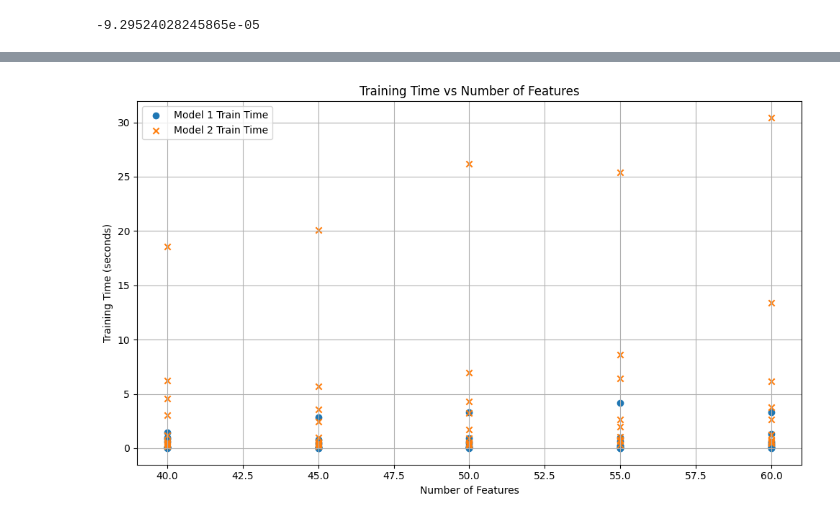
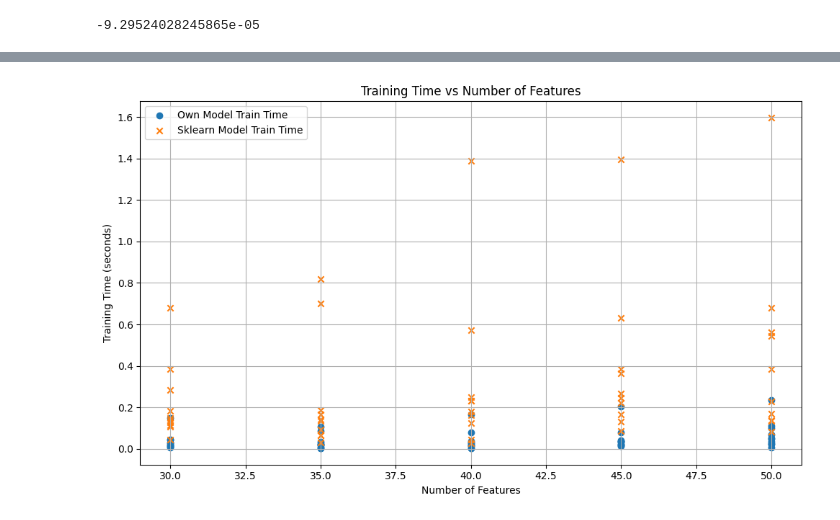
Before and after one commit to manitejagaddam/Machine-Learning-Models-Internal-Implementation, a Jupyter notebook: Linear Regression/OCR/multiple_linear_regression.ipynb, the cells around one changed output, grey strips where cells are left out. Drawn from its saved outputs; the diff is of its cells as text; code cells hidden in the pictures.

```diff
--- a/Linear Regression/OCR/multiple_linear_regression.ipynb
+++ b/Linear Regression/OCR/multiple_linear_regression.ipynb
@@ -124,8 +124,8 @@ def compare_models(model1, model2, X, y):
 model1 = MultipleLinearRegression()
 model2 = LinearRegression()
 # %%
-input_size = 10000
-no_features = 40
+input_size = 1000
+no_features = 30
 results = []
 
 for i in range(10):
@@ -183,14 +183,14 @@ plt.show()
 # %%
 plt.figure(figsize=(10, 6))
-plt.scatter(df_results['Num Features'], df_results['Model 1 Train Time (s)'], label='Model 1 Train Time', marker='o')
-plt.scatter(df_results['Num Features'], df_results['Model 2 Train Time (s)'], label='Model 2 Train Time', marker='x')
+plt.scatter(df_results['Num Features'], df_results['Model 1 Train Time (s)'], label='Own Model Train Time', marker='o')
+plt.scatter(df_results['Num Features'], df_results['Model 2 Train Time (s)'], label='Sklearn Model Train Time', marker='x')
 
 plt.xlabel("Number of Features")
 plt.ylabel("Training Time (seconds)")
 plt.title("Training Time vs Number of Features")
 plt.legend()
 plt.grid(True)
 plt.tight_layout()
 plt.show()
 # %% [output]
-[figure, old version]
+[figure, new version]
```
Also changed, not shown: parts of 2 cells of this notebook, 2 other files.
